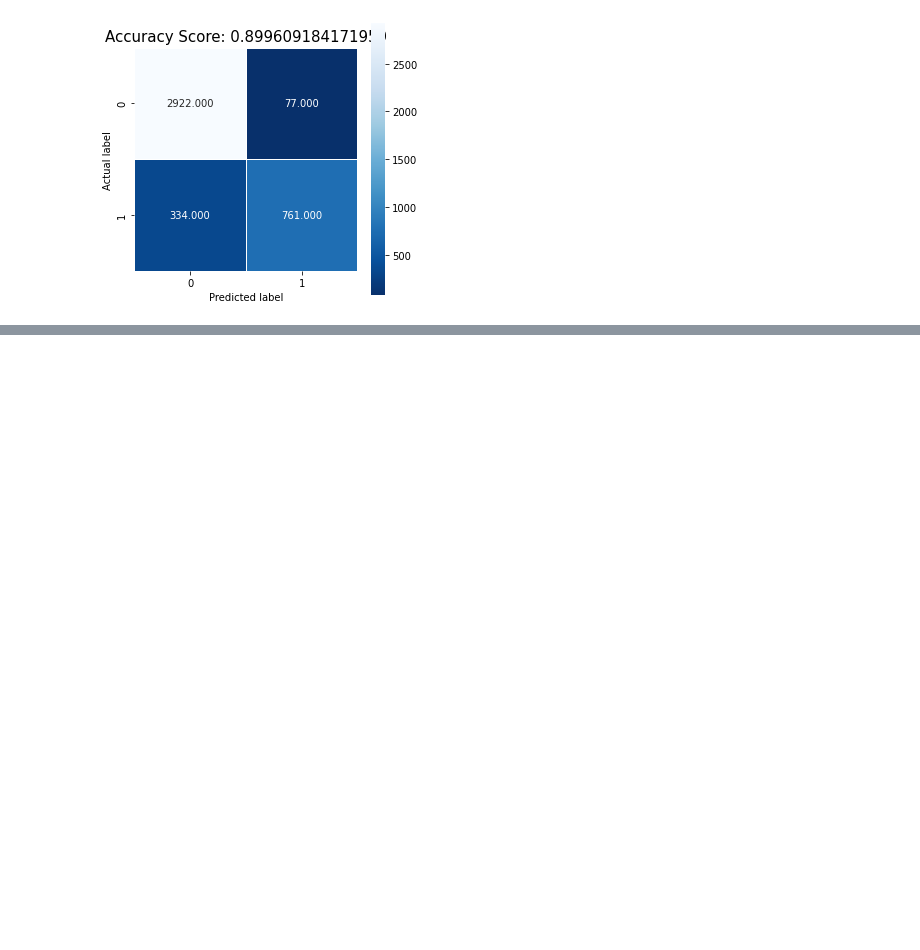
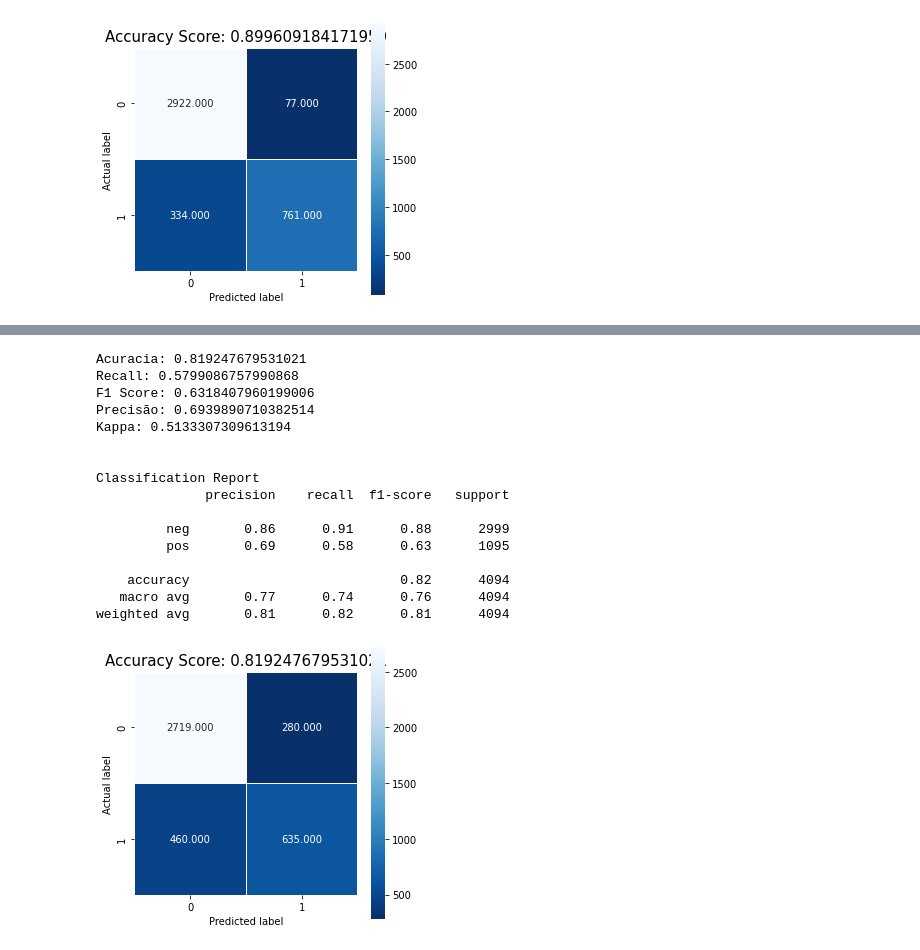
Before and after one commit to doissegundos/Fraud_detection_bank, a Jupyter notebook: fraud.ipynb, the cells around one changed output, grey strips where cells are left out. Cells and saved outputs as stored; diff of their text form; code cells hidden in the pictures; blank space fills up the shorter version.

Commit message:
adicionando bagging and perceptron

```diff
--- a/fraud.ipynb
+++ b/fraud.ipynb
@@ -230,0 +223,23 @@ score(y_test,pred_svm)
+# %%
+ptn = Perceptron(max_iter=100)
+model_ptn = ptn.fit(x_train, y_train)
+pred_ptn = model_ptn.predict(x_test)
+score(y_test,pred_ptn)
+# %% [output]
+Acuracia: 0.819247679531021
+Recall: 0.5799086757990868
+F1 Score: 0.6318407960199006
+Precisão: 0.6939890710382514
+Kappa: 0.5133307309613194
+
+
+Classification Report
+              precision    recall  f1-score   support
+
+         neg       0.86      0.91      0.88      2999
+         pos       0.69      0.58      0.63      1095
+
+    accuracy                           0.82      4094
+   macro avg       0.77      0.74      0.76      4094
+weighted avg       0.81      0.82      0.81      4094
+[figure, added]
```
Also changed, not shown: parts of 9 cells of this notebook.
